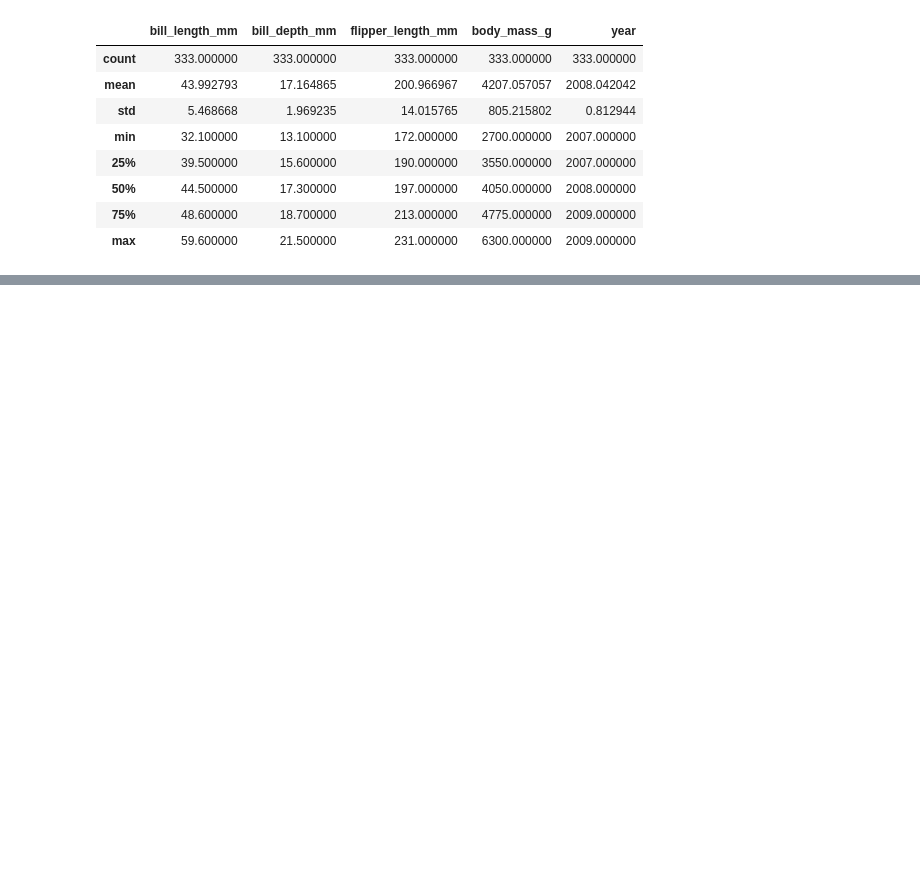
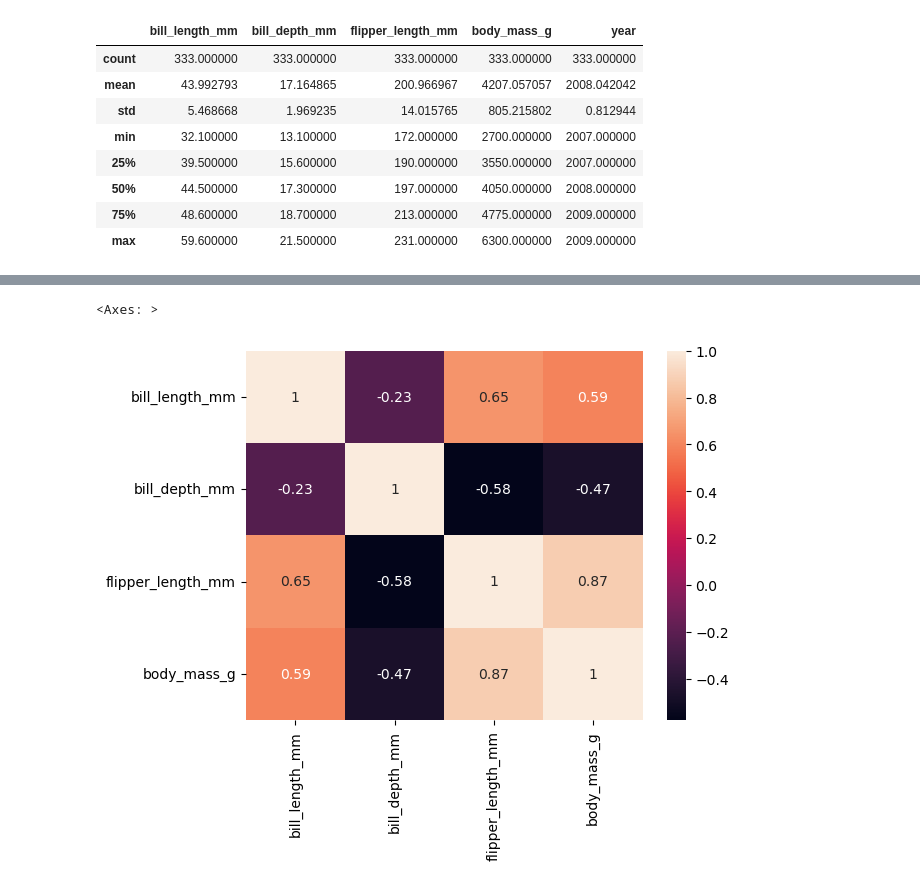
Before and after one commit to salvnetto/analise-regressao, a Jupyter notebook: prov.ipynb, the cells around one changed output, grey strips where cells are left out. Saved outputs shown, nothing was run; the diff lists cells and outputs as text; code cells hidden in the pictures; blank space fills up the shorter version.

```diff
--- a/prov.ipynb
+++ b/prov.ipynb
@@ -55,0 +46,6 @@ plt.show()
+# %%
+cor = data[['bill_length_mm','bill_depth_mm','flipper_length_mm','body_mass_g']].corr()
+sns.heatmap(cor, annot= True)
+# %% [output]
+<Axes: >
+[figure, added]
```
Also changed, not shown: parts of 13 cells of this notebook, 1 other file.
